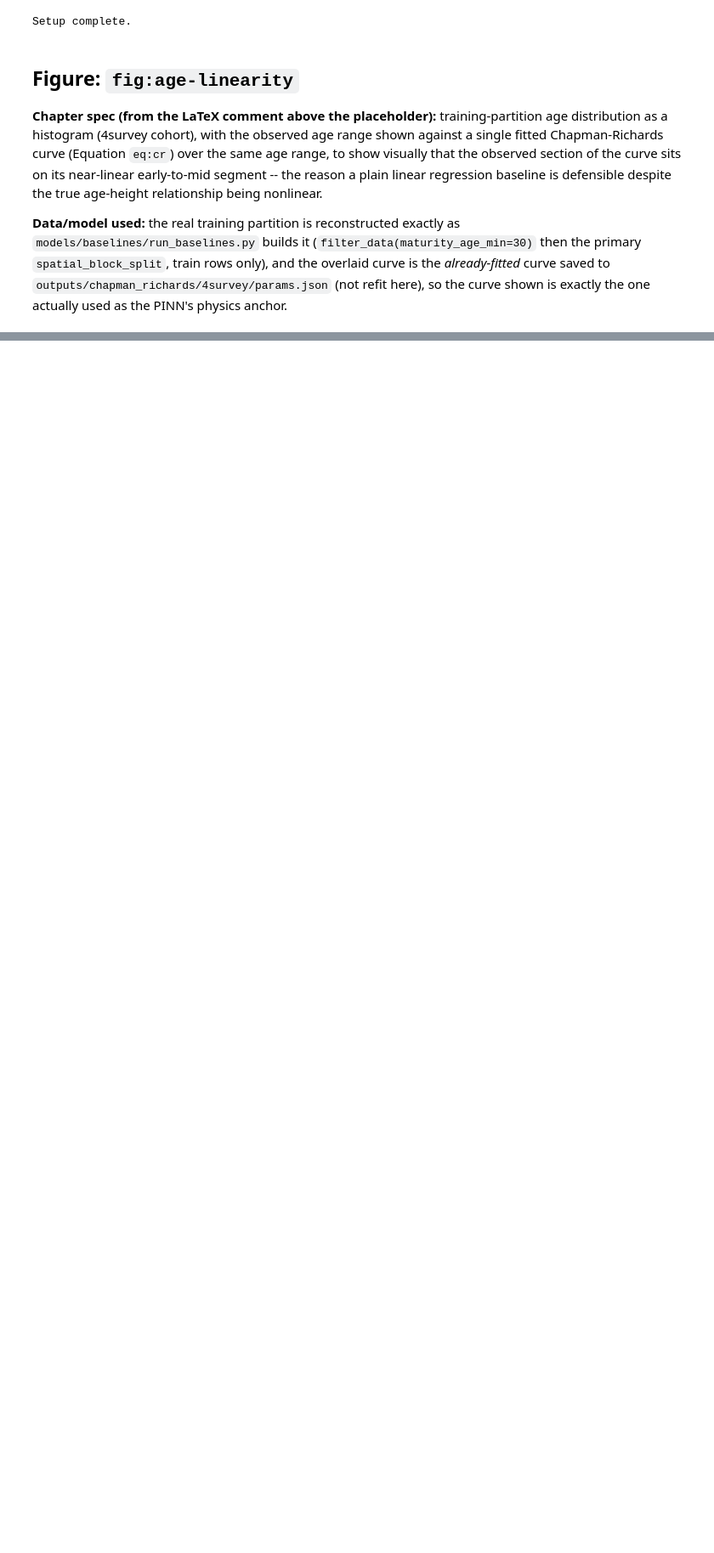
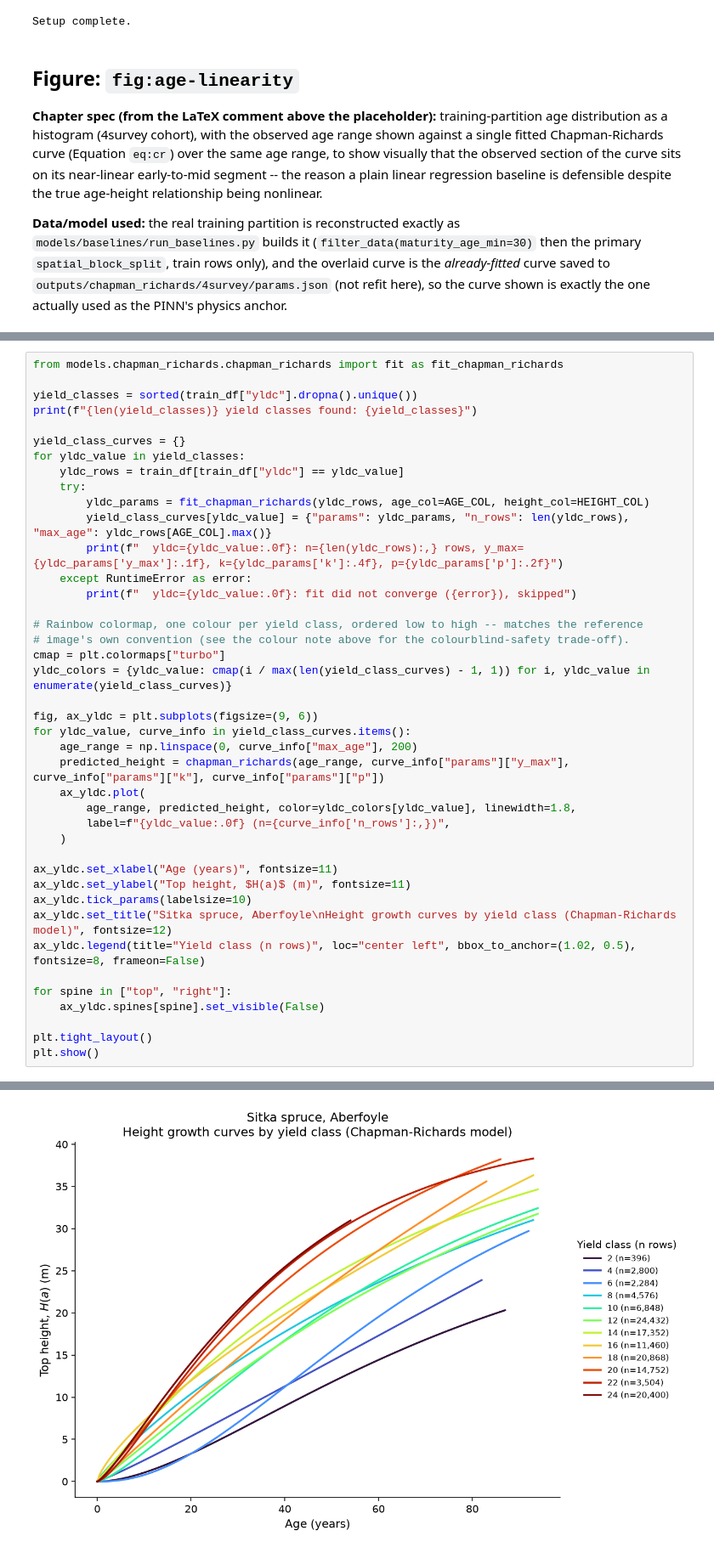
Before and after one commit to shreeyagorasia/forest_diss, a Jupyter notebook: documentation/august_draft/4_Chapter_methodology/methodology_figures.ipynb, the cells around one changed output, grey strips where cells are left out. Shown at 85% size. Drawn from its saved outputs; the diff is of its cells as text; blank space fills up the shorter version.

```diff
--- a/documentation/august_draft/4_Chapter_methodology/methodology_figures.ipynb
+++ b/documentation/august_draft/4_Chapter_methodology/methodology_figures.ipynb
@@ -191,0 +410,42 @@ Saved -> /Users/shreeyagorasia/UoE_Docs/Dissertation/forest_diss/documentation/a
+# %%
+from models.chapman_richards.chapman_richards import fit as fit_chapman_richards
+
+yield_classes = sorted(train_df["yldc"].dropna().unique())
+print(f"{len(yield_classes)} yield classes found: {yield_classes}")
+
+yield_class_curves = {}
+for yldc_value in yield_classes:
+    yldc_rows = train_df[train_df["yldc"] == yldc_value]
+    try:
+        yldc_params = fit_chapman_richards(yldc_rows, age_col=AGE_COL, height_col=HEIGHT_COL)
+        yield_class_curves[yldc_value] = {"params": yldc_params, "n_rows": len(yldc_rows), "max_age": yldc_rows[AGE_COL].max()}
+        print(f"  yldc={yldc_value:.0f}: n={len(yldc_rows):,} rows, y_max={yldc_params['y_max']:.1f}, k={yldc_params['k']:.4f}, p={yldc_params['p']:.2f}")
+    except RuntimeError as error:
+        print(f"  yldc={yldc_value:.0f}: fit did not converge ({error}), skipped")
+
+# Rainbow colormap, one colour per yield class, ordered low to high -- matches the reference
+# image's own convention (see the colour note above for the colourblind-safety trade-off).
+cmap = plt.colormaps["turbo"]
+yldc_colors = {yldc_value: cmap(i / max(len(yield_class_curves) - 1, 1)) for i, yldc_value in enumerate(yield_class_curves)}
+
+fig, ax_yldc = plt.subplots(figsize=(9, 6))
+for yldc_value, curve_info in yield_class_curves.items():
+    age_range = np.linspace(0, curve_info["max_age"], 200)
+    predicted_height = chapman_richards(age_range, curve_info["params"]["y_max"], curve_info["params"]["k"], curve_info["params"]["p"])
+    ax_yldc.plot(
+        age_range, predicted_height, color=yldc_colors[yldc_value], linewidth=1.8,
+        label=f"{yldc_value:.0f} (n={curve_info['n_rows']:,})",
+    )
+
+ax_yldc.set_xlabel("Age (years)", fontsize=11)
+ax_yldc.set_ylabel("Top height, $H(a)$ (m)", fontsize=11)
+ax_yldc.tick_params(labelsize=10)
+ax_yldc.set_title("Sitka spruce, Aberfoyle\nHeight growth curves by yield class (Chapman-Richards model)", fontsize=12)
+ax_yldc.legend(title="Yield class (n rows)", loc="center left", bbox_to_anchor=(1.02, 0.5), fontsize=8, frameon=False)
+
+for spine in ["top", "right"]:
+    ax_yldc.spines[spine].set_visible(False)
+
+plt.tight_layout()
+plt.show()
+# %% [output]
@@ -192,3 +465,4 @@ Saved -> /Users/shreeyagorasia/UoE_Docs/Dissertation/forest_diss/documentation/a
+[figure, added]
 # %% [markdown]
 ## Figure: `fig:splits-combined`
 
```
Also changed, not shown: parts of 28 cells of this notebook, 7 other files.
